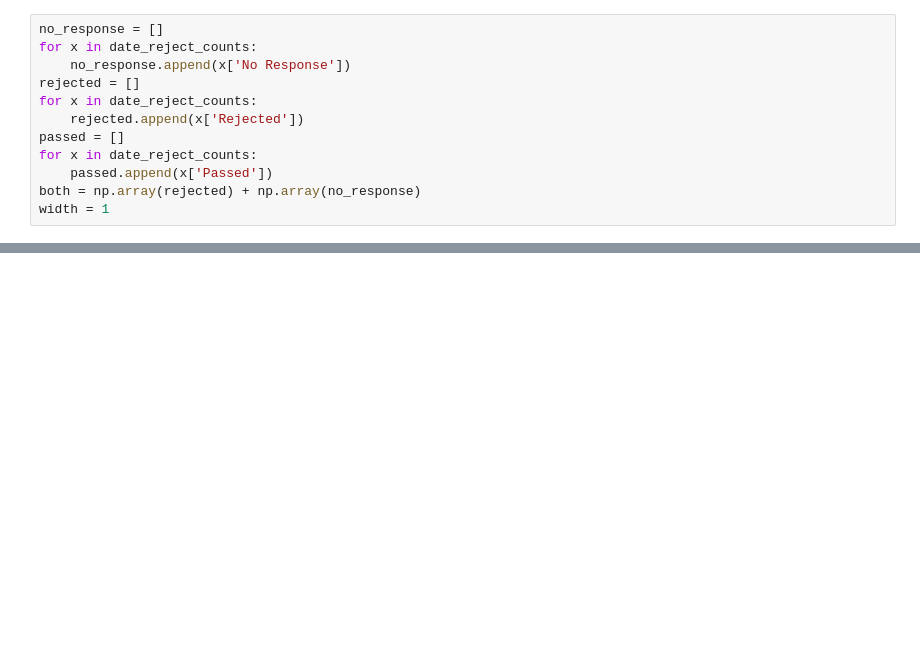
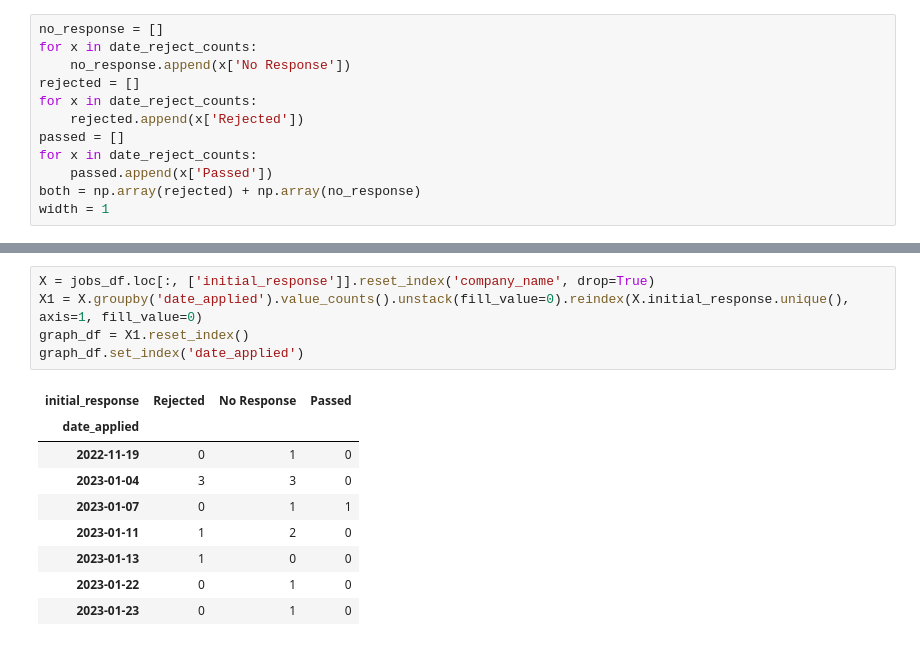
Before and after one commit to emilycardwell/my-jobs, a Jupyter notebook: jobs.ipynb, the cells around one changed output, grey strips where cells are left out. Saved outputs shown, nothing was run; the diff lists cells and outputs as text; blank space fills up the shorter version.

```diff
--- a/jobs.ipynb
+++ b/jobs.ipynb
@@ -290,0 +299,15 @@ plt.show()
+# %%
+X = jobs_df.loc[:, ['initial_response']].reset_index('company_name', drop=True)
+X1 = X.groupby('date_applied').value_counts().unstack(fill_value=0).reindex(X.initial_response.unique(), axis=1, fill_value=0)
+graph_df = X1.reset_index()
+graph_df.set_index('date_applied')
+# %% [output]
+| initial_response | Rejected | No Response | Passed |
+| date_applied |  |  |  |
+| 2022-11-19 | 0 | 1 | 0 |
+| 2023-01-04 | 3 | 3 | 0 |
+| 2023-01-07 | 0 | 1 | 1 |
+| 2023-01-11 | 1 | 2 | 0 |
+| 2023-01-13 | 1 | 0 | 0 |
+| 2023-01-22 | 0 | 1 | 0 |
+| 2023-01-23 | 0 | 1 | 0 |
```
Also changed, not shown: parts of 7 cells of this notebook.
